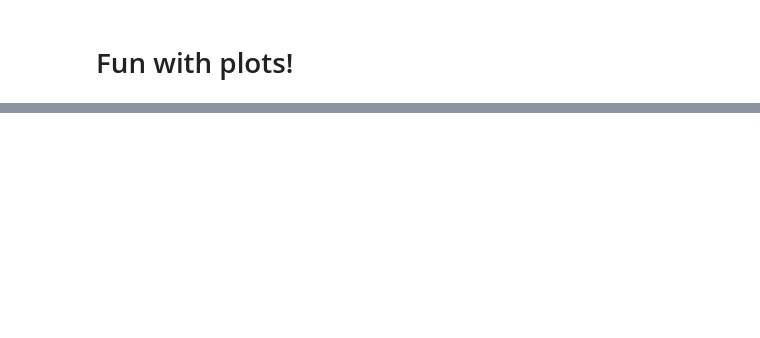
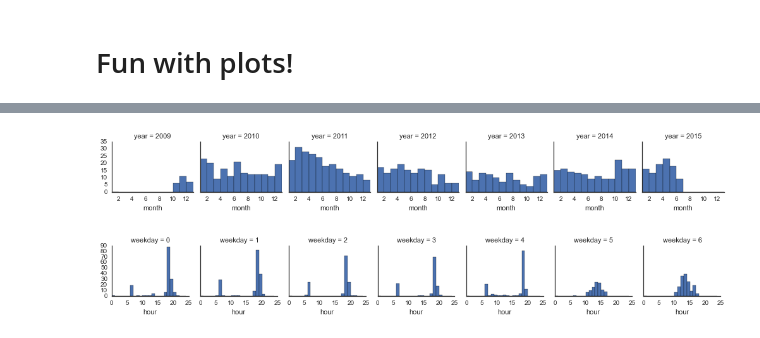
Before and after one commit to jrm5100/GymVisits, a Jupyter notebook: GymVisits.ipynb, the cells around one changed output, grey strips where cells are left out. Saved outputs shown, nothing was run; the diff lists cells and outputs as text; code cells hidden in the pictures; blank space fills up the shorter version.

Commit message:
More analysis.  Changed plotting to use Seaborn

```diff
--- a/GymVisits.ipynb
+++ b/GymVisits.ipynb
@@ -169,9 +169,8 @@ with open('Payments.html', 'w') as w:
 # %%
 import datetime
 import pandas as pd
-import matplotlib.pyplot as plt
-plt.style.use('ggplot')
-%matplotlib inline
+import numpy as np
+import calendar
 # %%
 #Checkins
 with open('Checkins.html', 'r') as f:
@@ -185,4 +184,17 @@ for record in [rec for rec in soup.find_all('tr') if len(rec.find_all('span'))==
 
 df = pd.DataFrame(df)
 df['club'] = pd.Categorical(df['club'])
-data_visits = df['time']
+
+#More reasonable format
+data_visits = pd.DataFrame()
+data_visits['club'] = pd.Categorical(df['club'])
+data_visits['year'] = df['time'].dt.year
+data_visits['month'] = df['time'].dt.month
+data_visits['day'] = df['time'].dt.day
+data_visits['weekday'] = df['time'].dt.weekday
+data_visits['hour'] = df['time'].dt.hour
+data_visits['dt'] = df['time']
+
+data_visits = data_visits.sort('dt').reset_index(drop=True) #Sort from earliest and re-index
+
+data_visits.head()
@@ -231,0 +297,17 @@ data_visits.groupby(data_visits.dt.year).count().plot(kind="bar", ax=ax[3])
+# %%
+import matplotlib.pyplot as plt
+import seaborn as sns
+sns.set(style="white")
+%matplotlib inline
+# %%
+#Month by Year
+g = sns.FacetGrid(data_visits, col="year", size=2, xlim=(1,13))
+g.map(plt.hist, "month", bins=range(1,14));
+# %% [output]
+[figure, added]
+# %%
+#Time by day of the week
+g = sns.FacetGrid(data_visits, col="weekday", size=2)
+g.map(plt.hist, "hour", bins=range(0,25));
+# %% [output]
+[figure, added]
```
Also changed, not shown: parts of 8 cells of this notebook.
